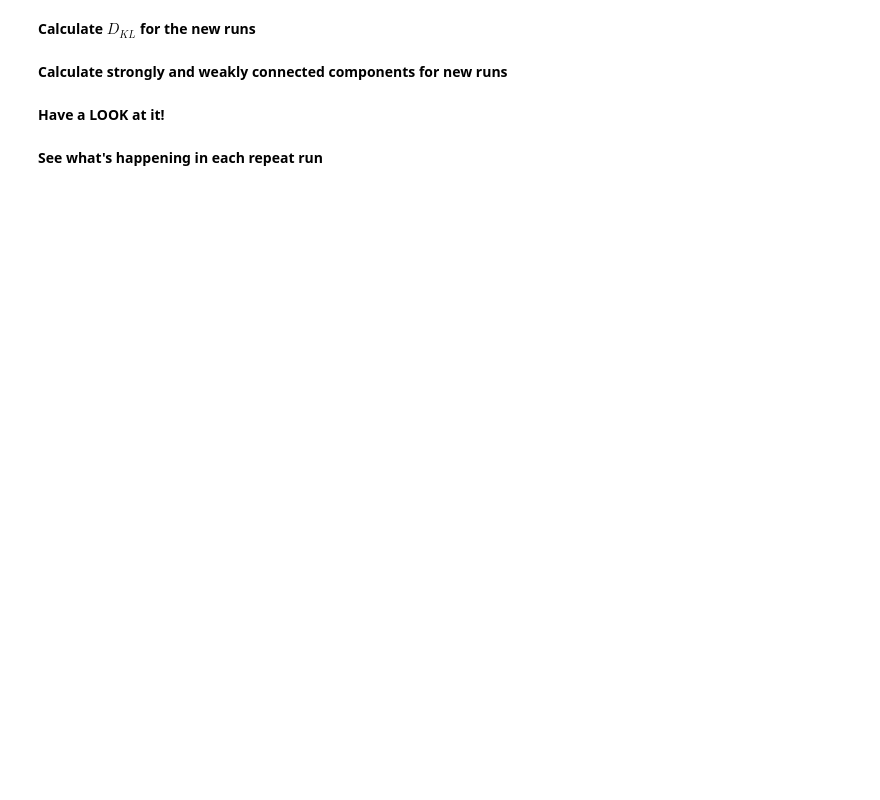
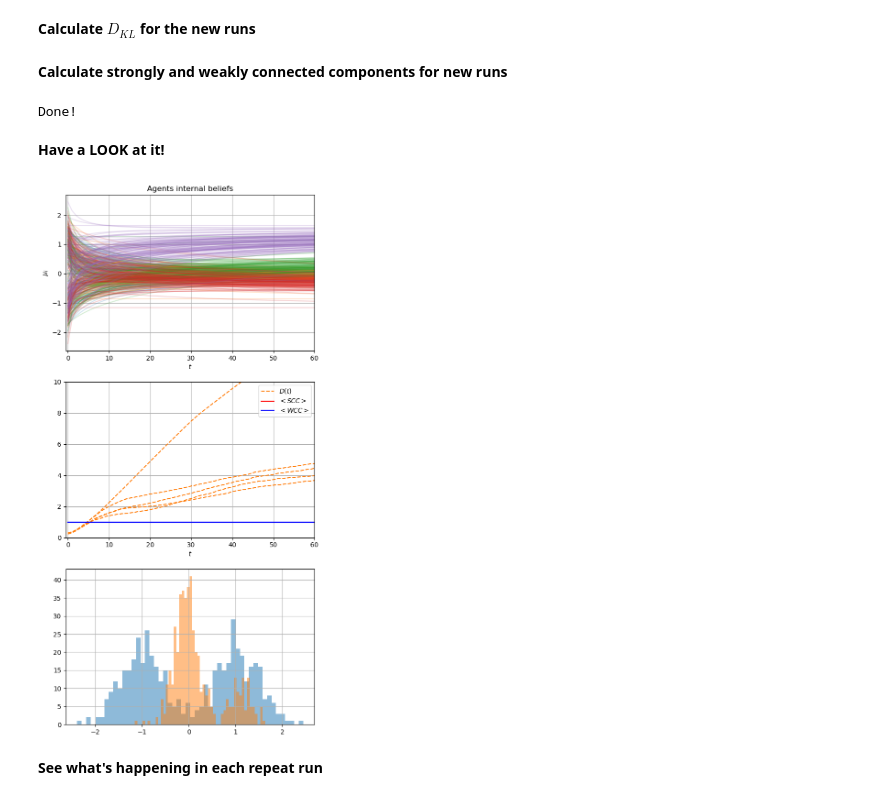
Before and after one commit to lunahsenzacca/EC, a Jupyter notebook: explore_data.ipynb, the cells around one changed output. Drawn from its saved outputs; the diff is of its cells as text; code cells hidden in the pictures; blank space fills up the shorter version.

```diff
--- a/explore_data.ipynb
+++ b/explore_data.ipynb
@@ -188,9 +193,10 @@ n_bins = 10
 # Compute
 for i, mu in enumerate(mus):
     dv = []
-    for j, m in enumerate(mu):
+    mu0 = mu[0]
+    for j, x in enumerate(mu):
 
-        dv.append(gauss_DV(m, power_law(j, d0 = mus[i,0,:].std(), dist = d, friends = friends), nbins = n_bins))
+        dv.append(gauss_DV(x = x, m = x.mean(), d = power_law(j, dist = mu[0].std()), nbins = n_bins))
 
     DVts = np.concatenate((DVts, np.asarray(dv)[np.newaxis,:]), axis = 0)
 # %% [markdown]
@@ -203,8 +209,8 @@ WCCts = np.empty((0,t+1))
 ts = [i for i in range(0,t+1)]
 
 # Set multiprocessing parameters
-workers = 4
-chunksize = 3
+workers = 1
+chunksize = 1
 
 # Loop over repeat runs
 for i, n in enumerate(nets):
@@ -239,6 +245,8 @@ for i, n in enumerate(nets):
     WCCts = np.concatenate((WCCts, W[np.newaxis,:]), axis = 0)
 
 print('Done!')
+# %% [output]
+Done!
 # %% [markdown]
 **Have a LOOK at it!**
 # %%
@@ -263,7 +271,10 @@ axs[0].set_title('Agents internal beliefs')
 
 # Compare Divergence values
 for i, dv in enumerate(DVts):
-    axs[1].plot(dv, '--',  color = 'C' + str(i), label = '$D_{KL}$(' + str(i) + ')')
+    if i == 0:
+        axs[1].plot(dv, '--',  color = 'C1', label = '$D(t)$')
+    else:
+        axs[1].plot(dv, '--',  color = 'C1')
 
 # Compare strongly connected components
 for i, s in enumerate(SCCts):
@@ -272,34 +283,37 @@ for i, s in enumerate(SCCts):
     else:
         axs[1].plot(s, '-',  color = 'r')
 
 # Compare weakly connected components
 for i, s in enumerate(WCCts):
     if i == 0:
         axs[1].plot(s, '-',  color = 'b', label = '$<WCC>$')
     else:
         axs[1].plot(s, '-',  color = 'b')
 
 
 # Compare gaussian variance estimation
 #for i, s in enumerate(mus.var(axis = 2)):
 #    axs[1].plot(s, '-',  color = 'C' + str(i), label = '$<\\sigma^{2}>($' + str(i) + ')')
 
 # Compare average agent variances (Kinda useless but it.s here)
 #for i, s in enumerate(sigmas.mean(axis = 2)):
 #    axs[1].plot(s, '-',  color = 'C' + str(i), label = '$<\\sigma^{2}>($' + str(i) + ')')
 
-axs[1].set_ylim(0,40)
+axs[1].set_ylim(0,10)
 
 axs[1].legend()
 
 # Plot histograms for CUMULATIVE initial and final distribution
 mu0 = mus[:,0,:].reshape(-1)
 mut = mus[:,t,:].reshape(-1)
 
+# Make color coded for each repetition with colormaps
 axs[2].hist(mu0, bins = n_bins*mus.shape[0], alpha = 0.5)
 axs[2].hist(mut, bins = n_bins*mus.shape[0], alpha = 0.5)
 
 plt.show()
+# %% [output]
+[figure, added]
 # %% [markdown]
 **See what's happening in each repeat run**
 # %%
```
Also changed, not shown: parts of 5 cells of this notebook, 2 other files.
